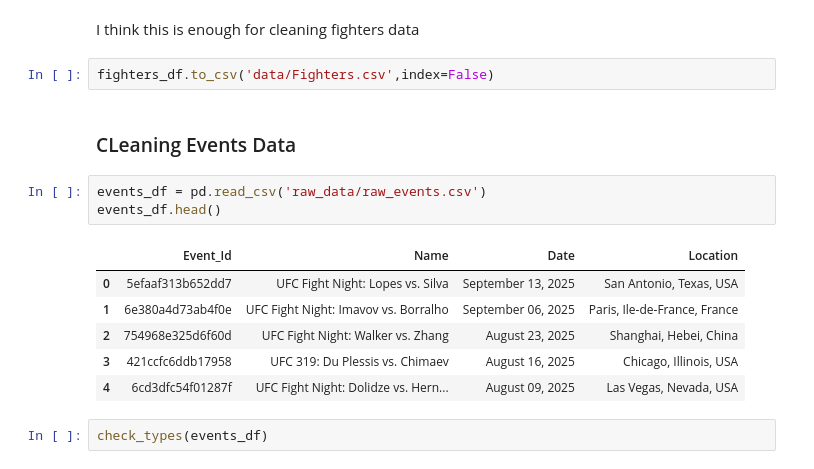
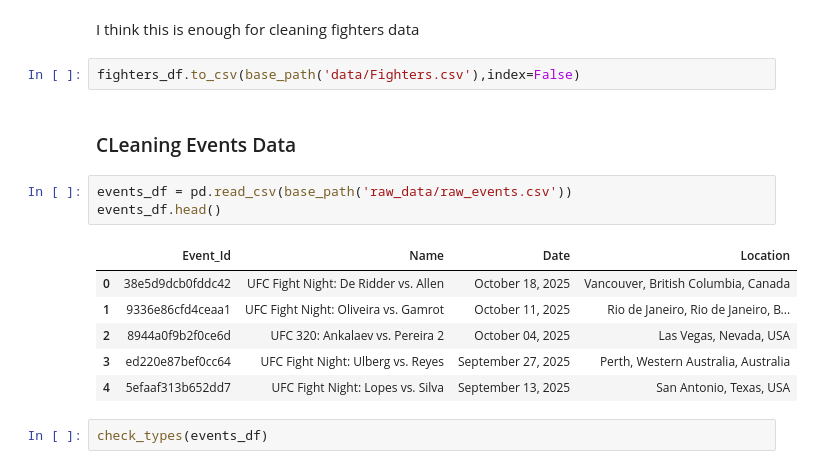
Before and after one commit to ameen-alibi/ufc-fighting-style-categorizer, a Jupyter notebook: notebooks/02_data_cleaning.ipynb, the cells around one changed output. Cells and saved outputs as stored; diff of their text form.

```diff
--- a/notebooks/02_data_cleaning.ipynb
+++ b/notebooks/02_data_cleaning.ipynb
@@ -150,19 +160,19 @@ Reach : 1976
 # %% [markdown]
 I think this is enough for cleaning fighters data
 # %%
-fighters_df.to_csv('data/Fighters.csv',index=False)
+fighters_df.to_csv(base_path('data/Fighters.csv'),index=False)
 # %% [markdown]
 ### CLeaning Events Data
 # %%
-events_df = pd.read_csv('raw_data/raw_events.csv')
+events_df = pd.read_csv(base_path('raw_data/raw_events.csv'))
 events_df.head()
 # %% [output]
 |  | Event_Id | Name | Date | Location |
-| 0 | 5efaaf313b652dd7 | UFC Fight Night: Lopes vs. Silva | September 13, 2025 | San Antonio, Texas, USA |
-| 1 | 6e380a4d73ab4f0e | UFC Fight Night: Imavov vs. Borralho | September 06, 2025 | Paris, Ile-de-France, France |
-| 2 | 754968e325d6f60d | UFC Fight Night: Walker vs. Zhang | August 23, 2025 | Shanghai, Hebei, China |
-| 3 | 421ccfc6ddb17958 | UFC 319: Du Plessis vs. Chimaev | August 16, 2025 | Chicago, Illinois, USA |
-| 4 | 6cd3dfc54f01287f | UFC Fight Night: Dolidze vs. Hern... | August 09, 2025 | Las Vegas, Nevada, USA |
+| 0 | 38e5d9dcb0fddc42 | UFC Fight Night: De Ridder vs. Allen | October 18, 2025 | Vancouver, British Columbia, Canada |
+| 1 | 9336e86cfd4ceaa1 | UFC Fight Night: Oliveira vs. Gamrot | October 11, 2025 | Rio de Janeiro, Rio de Janeiro, B... |
+| 2 | 8944a0f9b2f0ce6d | UFC 320: Ankalaev vs. Pereira 2 | October 04, 2025 | Las Vegas, Nevada, USA |
+| 3 | ed220e87bef0cc64 | UFC Fight Night: Ulberg vs. Reyes | September 27, 2025 | Perth, Western Australia, Australia |
+| 4 | 5efaaf313b652dd7 | UFC Fight Night: Lopes vs. Silva | September 13, 2025 | San Antonio, Texas, USA |
 # %%
 check_types(events_df)
 # %% [output]
```
Also changed, not shown: parts of 7 cells of this notebook, 10 other files.
